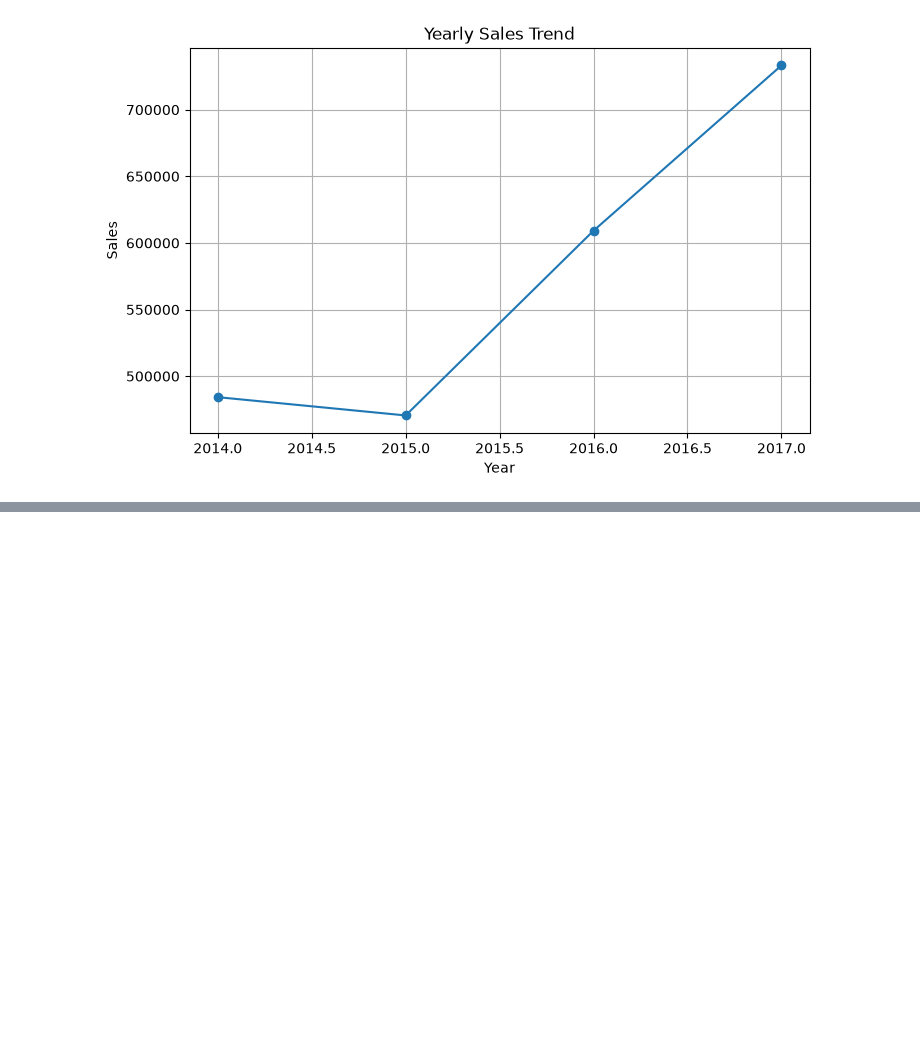
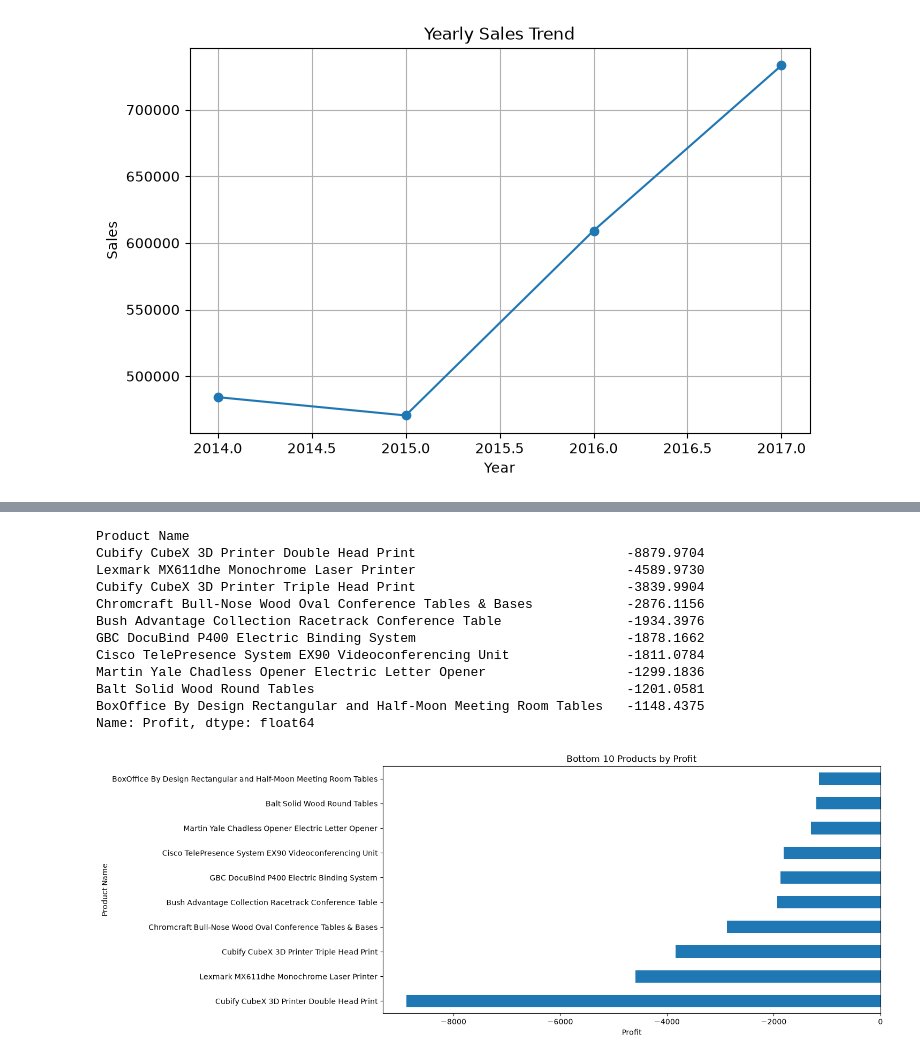
Before and after one commit to hemanth018-cell/retail-sales-analytics, a Jupyter notebook: notebooks/02_exploratory_data_analysis.ipynb, the cells around one changed output, grey strips where cells are left out. Cells and saved outputs as stored; diff of their text form; code cells hidden in the pictures; blank space fills up the shorter version.

```diff
--- a/notebooks/02_exploratory_data_analysis.ipynb
+++ b/notebooks/02_exploratory_data_analysis.ipynb
@@ -335,0 +403,33 @@ Name: Sales, dtype: float64
+# %%
+bottom_products = (
+    df.groupby("Product Name")["Profit"]
+      .sum()
+      .sort_values()
+      .head(10)
+)
+
+print(bottom_products)
+
+bottom_products.plot(
+    kind="barh",
+    figsize=(12,6)
+)
+
+plt.title("Bottom 10 Products by Profit")
+plt.xlabel("Profit")
+
+plt.show()
+# %% [output]
+Product Name
+Cubify CubeX 3D Printer Double Head Print                           -8879.9704
+Lexmark MX611dhe Monochrome Laser Printer                           -4589.9730
+Cubify CubeX 3D Printer Triple Head Print                           -3839.9904
+Chromcraft Bull-Nose Wood Oval Conference Tables & Bases            -2876.1156
+Bush Advantage Collection Racetrack Conference Table                -1934.3976
+GBC DocuBind P400 Electric Binding System                           -1878.1662
+Cisco TelePresence System EX90 Videoconferencing Unit               -1811.0784
+Martin Yale Chadless Opener Electric Letter Opener                  -1299.1836
+Balt Solid Wood Round Tables                                        -1201.0581
+BoxOffice By Design Rectangular and Half-Moon Meeting Room Tables   -1148.4375
+Name: Profit, dtype: float64
+[figure, added]
```
Also changed, not shown: parts of 7 cells of this notebook.
